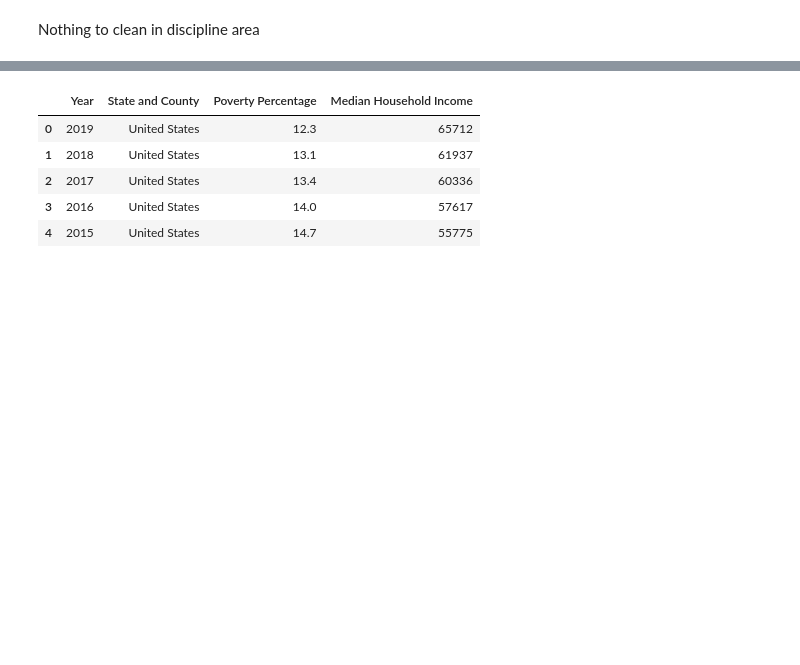
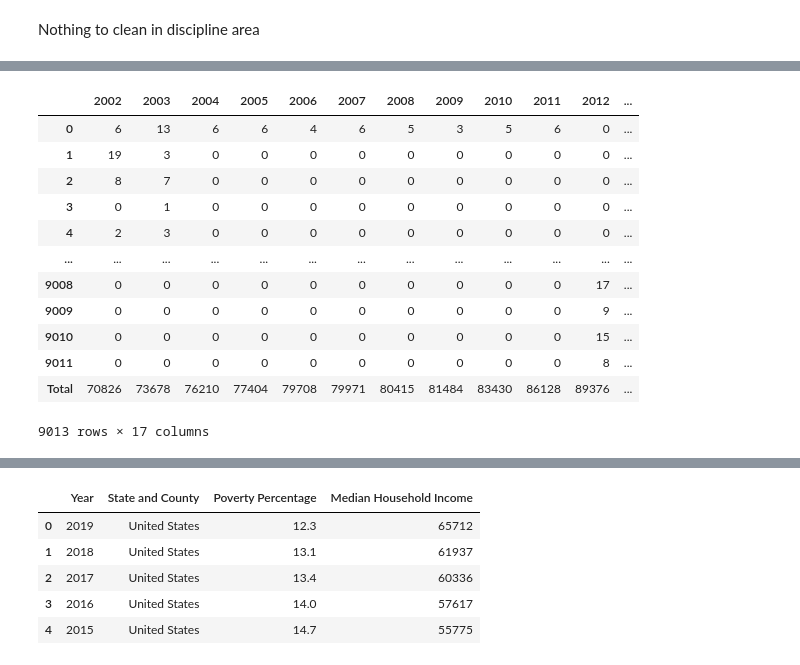
Before and after one commit to AntwonS116/Project-Ohio-College-Analysis, a Jupyter notebook: data.ipynb, the cells around one changed output, grey strips where cells are left out. Drawn from its saved outputs; the diff is of its cells as text; code cells hidden in the pictures; blank space fills up the shorter version.

```diff
--- a/data.ipynb
+++ b/data.ipynb
@@ -268,0 +284,17 @@ df.head()
+# %%
+tot_deg = df.drop(columns=['Sector', 'Institution', 'Discipline Area', 'Level of Degree or Certificate', 'Total Degrees'])
+tot_deg
+# %% [output]
+|  | 2002 | 2003 | 2004 | 2005 | 2006 | 2007 | 2008 | 2009 | 2010 | 2011 | 2012 | ... |
+| 0 | 6 | 13 | 6 | 6 | 4 | 6 | 5 | 3 | 5 | 6 | 0 | ... |
+| 1 | 19 | 3 | 0 | 0 | 0 | 0 | 0 | 0 | 0 | 0 | 0 | ... |
+| 2 | 8 | 7 | 0 | 0 | 0 | 0 | 0 | 0 | 0 | 0 | 0 | ... |
+| 3 | 0 | 1 | 0 | 0 | 0 | 0 | 0 | 0 | 0 | 0 | 0 | ... |
+| 4 | 2 | 3 | 0 | 0 | 0 | 0 | 0 | 0 | 0 | 0 | 0 | ... |
+| ... | ... | ... | ... | ... | ... | ... | ... | ... | ... | ... | ... | ... |
+| 9008 | 0 | 0 | 0 | 0 | 0 | 0 | 0 | 0 | 0 | 0 | 17 | ... |
+| 9009 | 0 | 0 | 0 | 0 | 0 | 0 | 0 | 0 | 0 | 0 | 9 | ... |
+| 9010 | 0 | 0 | 0 | 0 | 0 | 0 | 0 | 0 | 0 | 0 | 15 | ... |
+| 9011 | 0 | 0 | 0 | 0 | 0 | 0 | 0 | 0 | 0 | 0 | 8 | ... |
+| Total | 70826 | 73678 | 76210 | 77404 | 79708 | 79971 | 80415 | 81484 | 83430 | 86128 | 89376 | ... |
+9013 rows × 17 columns
```
Also changed, not shown: parts of 10 cells of this notebook, 2 other files.
